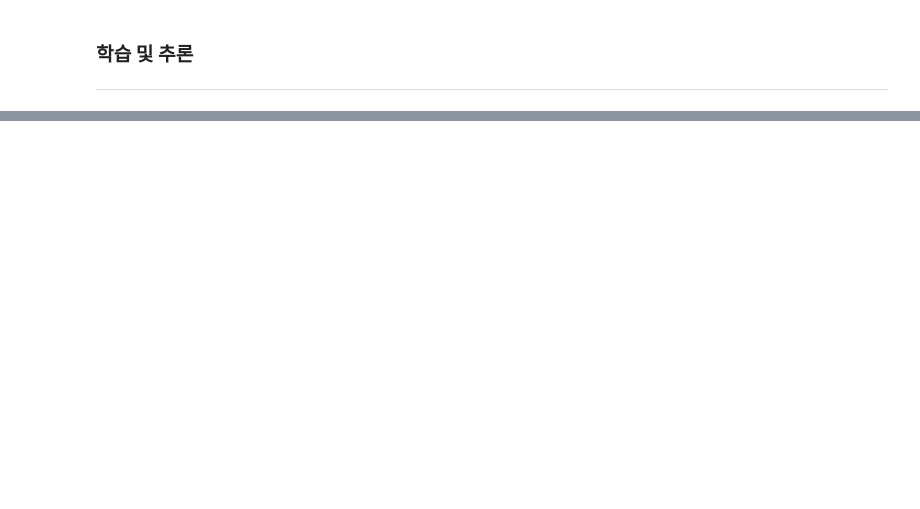
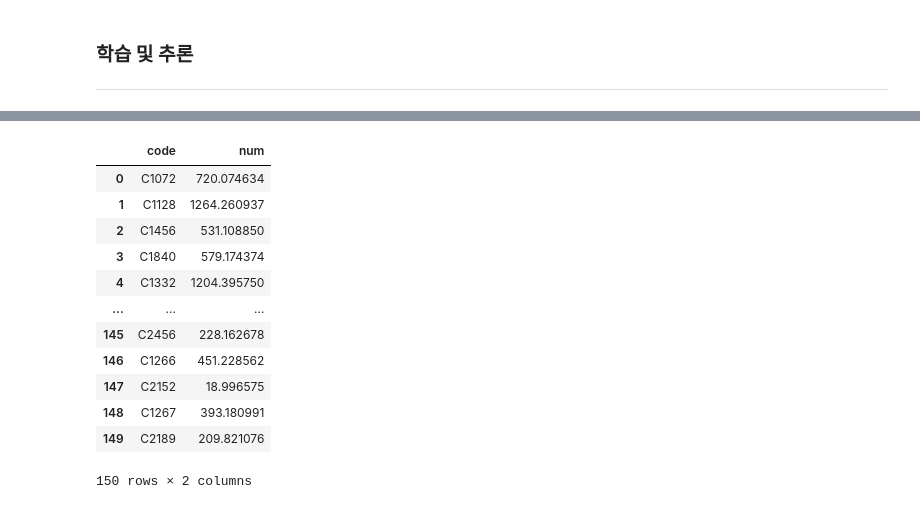
Before and after one commit to gogooma9/-_of_park, a Jupyter notebook: goguma7/cat_baseline/cat_baseline.ipynb, the cells around one changed output, grey strips where cells are left out. Saved outputs shown, nothing was run; the diff lists cells and outputs as text; code cells hidden in the pictures; blank space fills up the shorter version.

```diff
--- a/goguma7/cat_baseline/cat_baseline.ipynb
+++ b/goguma7/cat_baseline/cat_baseline.ipynb
@@ -893,4 +829,0 @@ MetricVisualizer(layout=Layout(align_self='stretch', height='500px'))
-# %%
-from sklearn.metrics import mean_absolute_error
-score = mean_absolute_error(y_valid, cat.predict(x_valid))
-score
@@ -900,0 +884,12 @@ pred = cat.predict(x_test)
+# %%
+skf = StratifiedKFold(n_splits=4)
+scores = []
+preds = []
+for train_index, test_index in skf.split(X_train, Y_train) :
+    cat.fit(X_train.iloc[train_index], Y_train.iloc[train_index], use_best_model=True,
+            eval_set=(X_train.iloc[test_index], Y_train.iloc[test_index]), verbose = 0)
+    score = mean_absolute_error(Y_train, cat.predict(X_train))
+    scores.append(score)
+    pred = cat.predict(x_test)
+    preds.append(pred)
+scores, np.mean(scores)
@@ -901,4 +920,20 @@ pred = cat.predict(x_test)
+# %%
+submission['num'] = np.mean(preds, axis = 0)
 # %%
-submission['num'] = pred
+submission
+# %% [output]
+|  | code | num |
+| 0 | C1072 | 720.074634 |
+| 1 | C1128 | 1264.260937 |
+| 2 | C1456 | 531.108850 |
+| 3 | C1840 | 579.174374 |
+| 4 | C1332 | 1204.395750 |
+| ... | ... | ... |
+| 145 | C2456 | 228.162678 |
+| 146 | C1266 | 451.228562 |
+| 147 | C2152 | 18.996575 |
+| 148 | C1267 | 393.180991 |
+| 149 | C2189 | 209.821076 |
+150 rows × 2 columns
 # %%
 submission.to_csv(result_path + result_file, index=False)
```
Also changed, not shown: parts of 22 cells of this notebook.
